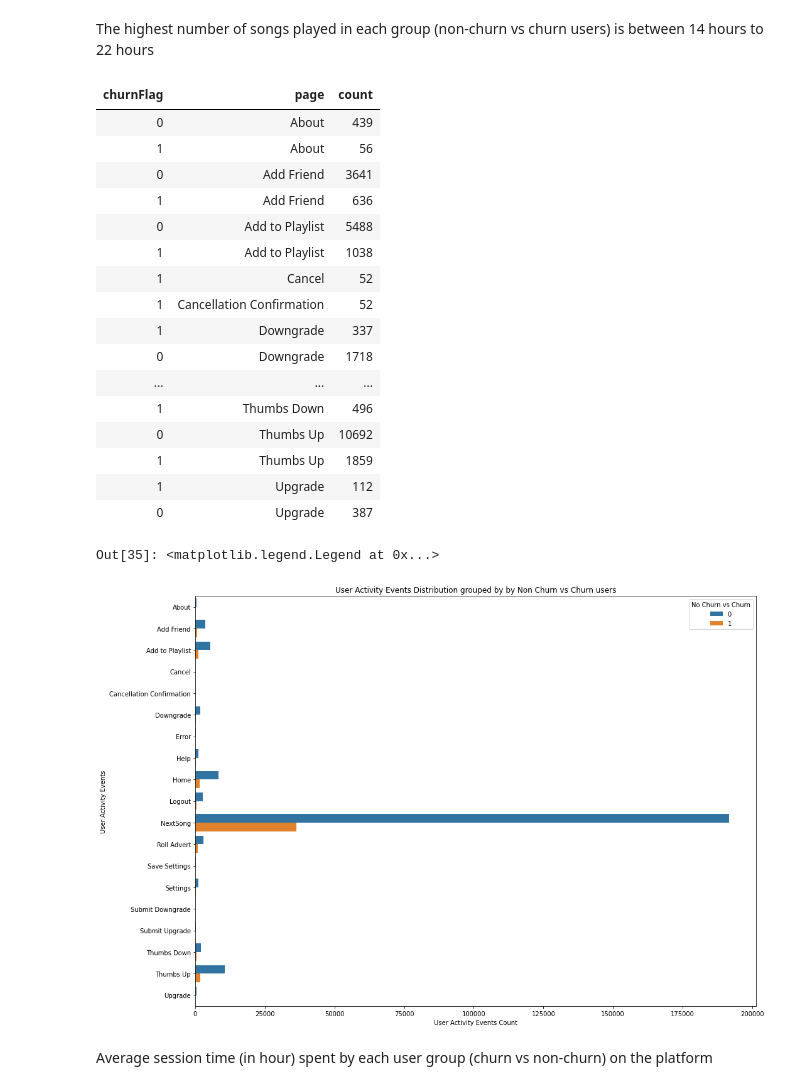
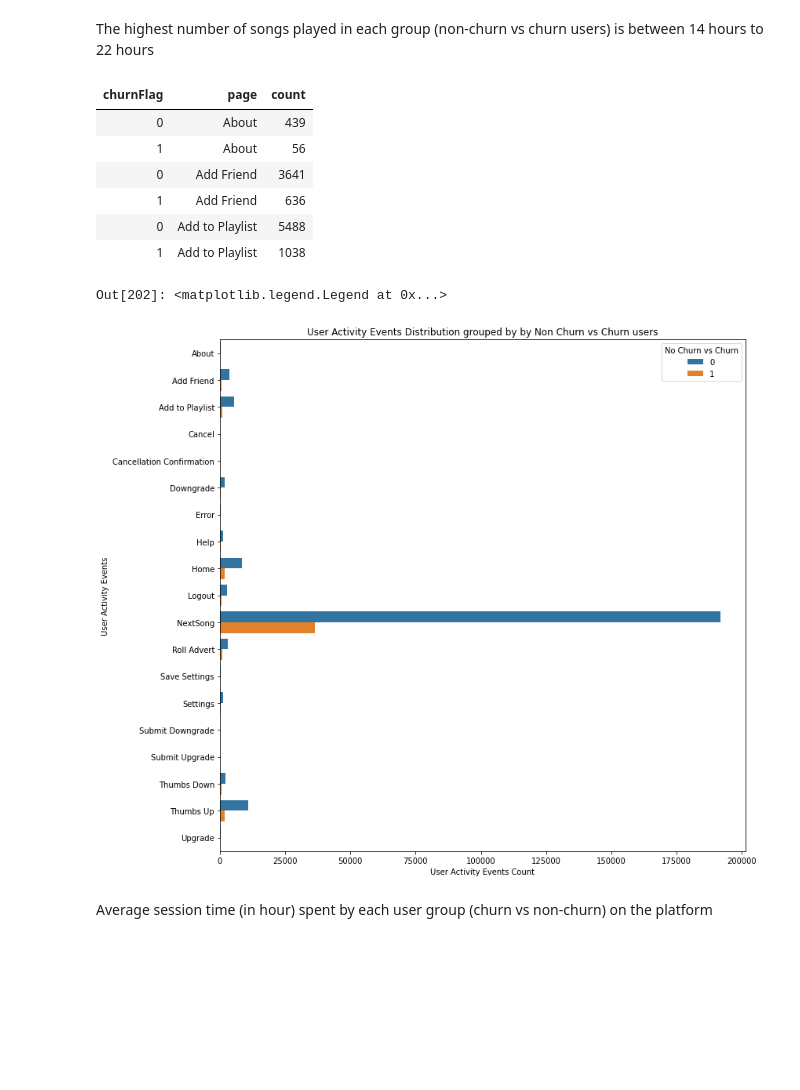
Before and after one commit to thanhta/Sparkify-Churn-Prediction, a Jupyter notebook: Sparkify_Churn.ipynb, the cells around one changed output. Drawn from its saved outputs; the diff is of its cells as text; code cells hidden in the pictures; blank space fills up the shorter version.

```diff
--- a/Sparkify_Churn.ipynb
+++ b/Sparkify_Churn.ipynb
@@ -438,34 +416,24 @@ The highest number of songs played in each group (non-churn vs churn users) is b
 # %%
 # User Activity Events Distribution by Non Churn vs Churn Users
 churn_page_df = clean_event_df.groupby('churnFlag','page').agg(count('page').alias('count')).sort("page").toPandas()
-display(churn_page_df)
+display(churn_page_df.head(6))
 
-plt.figure(figsize=(16,12))
+plt.figure(figsize=(12,12))
 sns.barplot(data=churn_page_df, x='count', y='page', hue="churnFlag")
 plt.title("User Activity Events Distribution grouped by by Non Churn vs Churn users")
 plt.xlabel("User Activity Events Count")
 plt.ylabel("User Activity Events")
 plt.legend(title='No Churn vs Churn')
 # %% [output]
 | churnFlag | page | count |
 | 0 | About | 439 |
 | 1 | About | 56 |
 | 0 | Add Friend | 3641 |
 | 1 | Add Friend | 636 |
 | 0 | Add to Playlist | 5488 |
 | 1 | Add to Playlist | 1038 |
-| 1 | Cancel | 52 |
-| 1 | Cancellation Confirmation | 52 |
-| 1 | Downgrade | 337 |
-| 0 | Downgrade | 1718 |
-| ... | ... | ... |
-| 1 | Thumbs Down | 496 |
-| 0 | Thumbs Up | 10692 |
-| 1 | Thumbs Up | 1859 |
-| 1 | Upgrade | 112 |
-| 0 | Upgrade | 387 |
-Out[35]: <matplotlib.legend.Legend at 0x...>
+Out[202]: <matplotlib.legend.Legend at 0x...>
-[figure, old version]
+[figure, new version]
 # %% [markdown]
 Average session time (in hour) spent by each user group (churn vs non-churn) on the platform
 # %%
```
Also changed, not shown: parts of 34 cells of this notebook.
